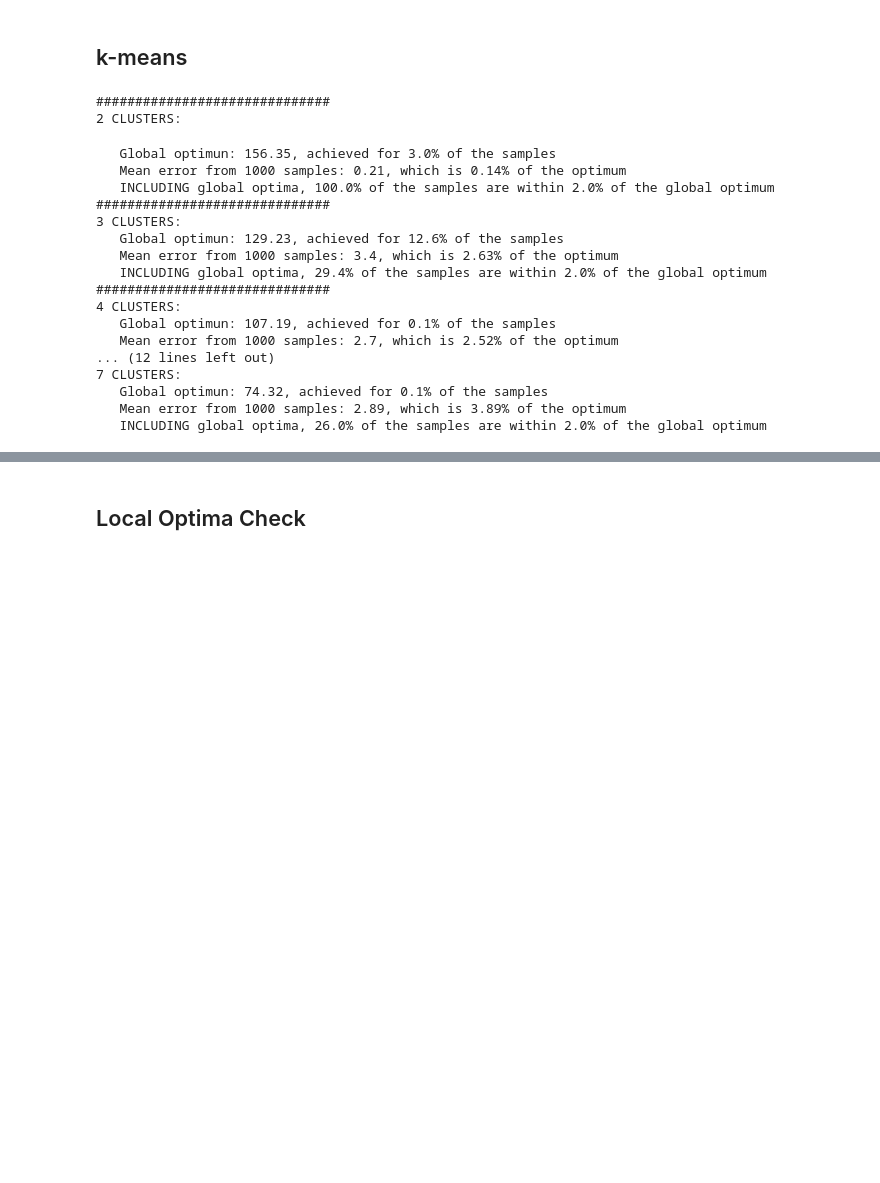
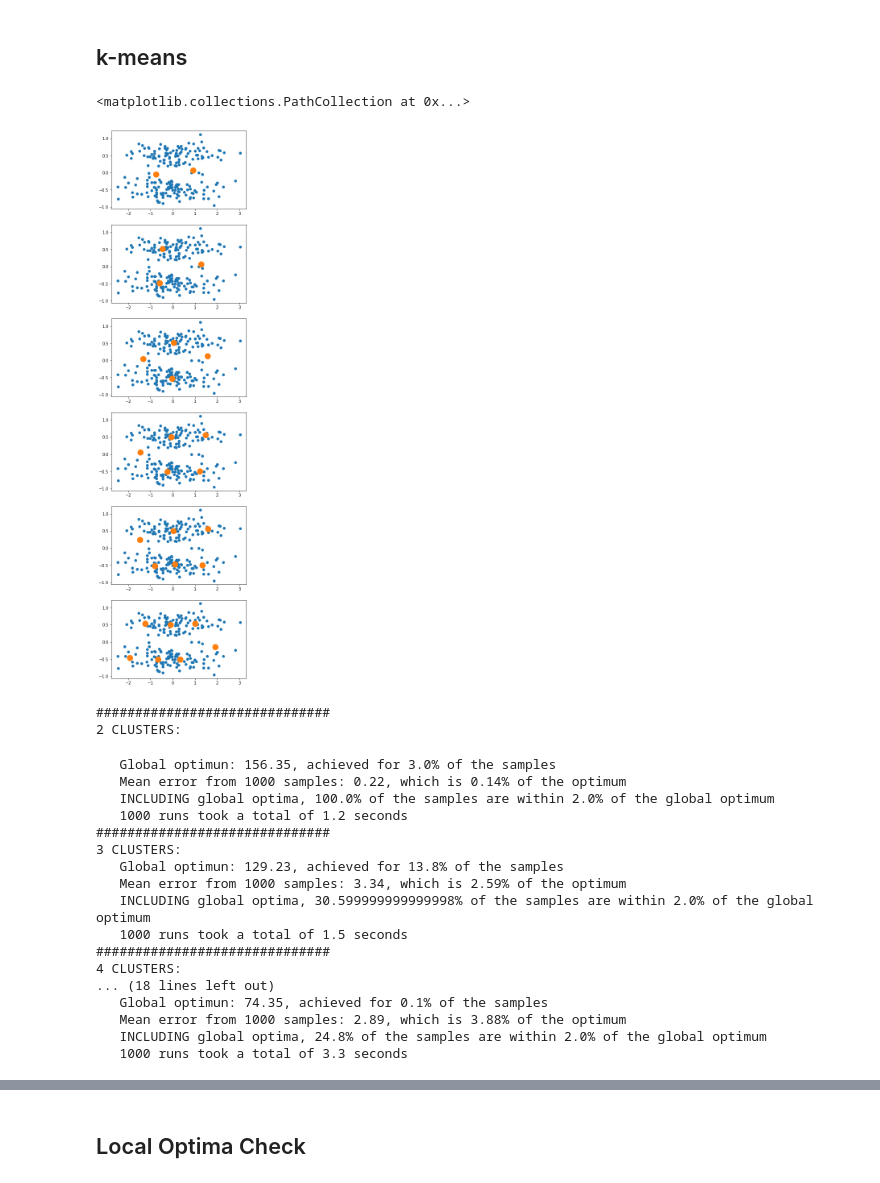
Before and after one commit to olhorst/ML_tests, a Jupyter notebook: problem_set2/Agglo.ipynb, the cells around one changed output, grey strips where cells are left out. Drawn from its saved outputs; the diff is of its cells as text; code cells hidden in the pictures; blank space fills up the shorter version.

```diff
--- a/problem_set2/Agglo.ipynb
+++ b/problem_set2/Agglo.ipynb
@@ -125,11 +135,11 @@ def agglo_dendro(kmloss, mergeidx, num=-1):
 # %%
-def get_optimal_kmeans(X, k, reps=10):
+def get_optimal_kmeans(X, k, reps=10, out=False):
     toterr = np.array([])
     locop_mu = np.array([])
     globop_mu = np.array([])
-    lowmu, lowr, lowerr = kmeans(X, k, output=False)
+    lowmu, lowr, lowerr = kmeans(X, k, output=out)
     for i in range(0,reps-1):
-        mu, r, err = kmeans(X, k, output=False)
+        mu, r, err = kmeans(X, k, output=out)
         toterr = np.append(toterr, err)
         if err<=np.min(toterr):
             lowmu, lowr, lowerr = mu, r, err
@@ -188,28 +450,48 @@ axis.scatter(g24mu.T[0], g24mu.T[1], s=200)
 # Ex.8
 # %% [markdown]
 ## k-means
+# %%
+g22mu, g22r, g22err = get_optimal_kmeans(gauss2, 2, False)
+g23mu, g23r, g23err = get_optimal_kmeans(gauss2, 3, False)
+g24mu, g24r, g24err = get_optimal_kmeans(gauss2, 4, False)
+g25mu, g25r, g25err = get_optimal_kmeans(gauss2, 5, False)
+g26mu, g26r, g26err = get_optimal_kmeans(gauss2, 6, False)
+g27mu, g27r, g27err = get_optimal_kmeans(gauss2, 7, False)
+
+fig, axis = plt.subplots(nrows=6, ncols=1, figsize=(6, 25))
+for i in range(0, 6):
+    axis[i].scatter(gauss2.T[0], gauss2.T[1])
+axis[0].scatter(g22mu.T[0], g22mu.T[1], s=200)
+axis[1].scatter(g23mu.T[0], g23mu.T[1], s=200)
+axis[2].scatter(g24mu.T[0], g24mu.T[1], s=200)
+axis[3].scatter(g25mu.T[0], g25mu.T[1], s=200)
+axis[4].scatter(g26mu.T[0], g26mu.T[1], s=200)
+axis[5].scatter(g27mu.T[0], g27mu.T[1], s=200)
+# %% [output]
+<matplotlib.collections.PathCollection at 0x...>
+[figure, added]
 # %%
-appl_localOptima(gauss2)
+appl_localOptima(gauss2, reps=1000)
 # %% [output]
 ##############################
 2 CLUSTERS:
    Global optimun: 156.35, achieved for 3.0% of the samples
-   Mean error from 1000 samples: 0.21, which is 0.14% of the optimum
+   Mean error from 1000 samples: 0.22, which is 0.14% of the optimum
    INCLUDING global optima, 100.0% of the samples are within 2.0% of the global optimum
+   1000 runs took a total of 1.2 seconds
 ##############################
 3 CLUSTERS:
-   Global optimun: 129.23, achieved for 12.6% of the samples
-   Mean error from 1000 samples: 3.4, which is 2.63% of the optimum
-   INCLUDING global optima, 29.4% of the samples are within 2.0% of the global optimum
+   Global optimun: 129.23, achieved for 13.8% of the samples
+   Mean error from 1000 samples: 3.34, which is 2.59% of the optimum
+   INCLUDING global optima, 30.599999999999998% of the samples are within 2.0% of the global optimum
+   1000 runs took a total of 1.5 seconds
 ##############################
 4 CLUSTERS:
-   Global optimun: 107.19, achieved for 0.1% of the samples
-   Mean error from 1000 samples: 2.7, which is 2.52% of the optimum
-... (12 lines left out)
-7 CLUSTERS:
-   Global optimun: 74.32, achieved for 0.1% of the samples
-   Mean error from 1000 samples: 2.89, which is 3.89% of the optimum
-   INCLUDING global optima, 26.0% of the samples are within 2.0% of the global optimum
+... (18 lines left out)
+   Global optimun: 74.35, achieved for 0.1% of the samples
+   Mean error from 1000 samples: 2.89, which is 3.88% of the optimum
+   INCLUDING global optima, 24.8% of the samples are within 2.0% of the global optimum
+   1000 runs took a total of 3.3 seconds
 # %%
 appl_dendo(gauss2)
 # %% [output]
```
Also changed, not shown: parts of 57 cells of this notebook, 4 other files.
